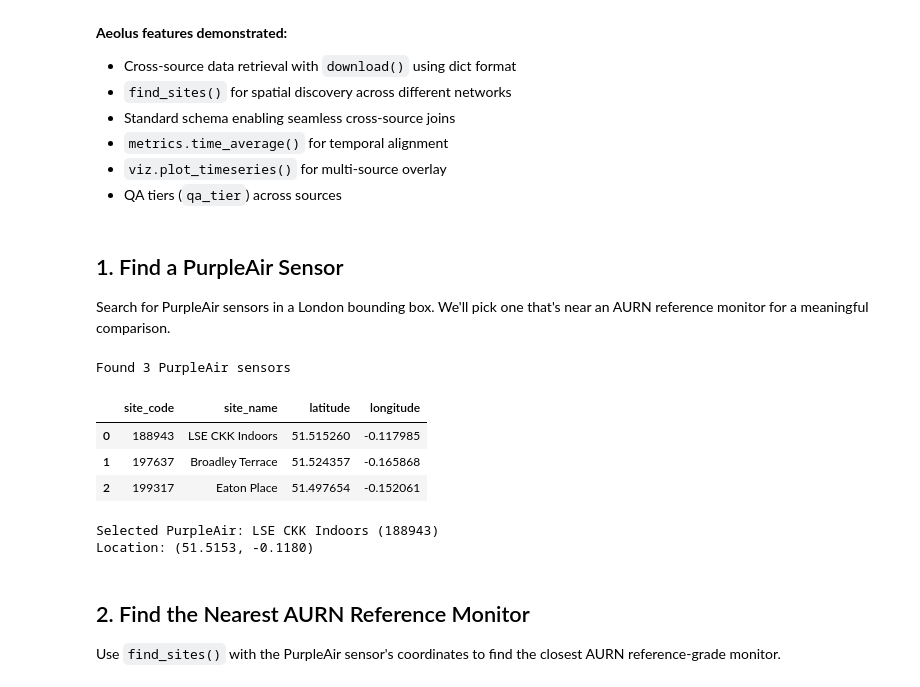
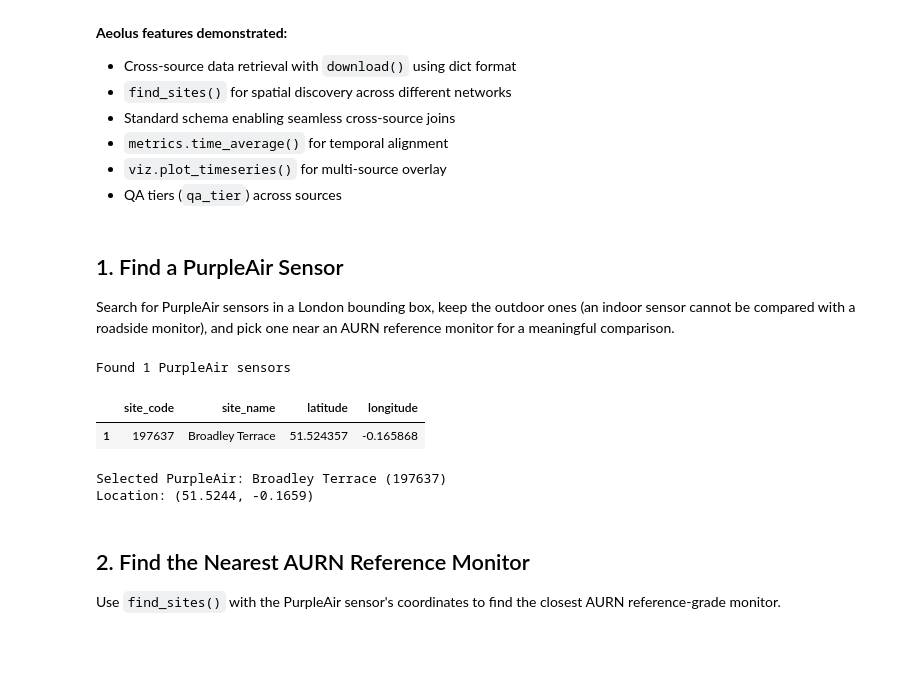
Before and after one commit to southlondonscientific/aeolus, a Jupyter notebook: notebooks/03_sensor_vs_reference.ipynb, the cells around one changed output. Drawn from its saved outputs; the diff is of its cells as text; code cells hidden in the pictures; blank space fills up the shorter version.

```diff
--- a/notebooks/03_sensor_vs_reference.ipynb
+++ b/notebooks/03_sensor_vs_reference.ipynb
@@ -37,23 +37,25 @@ import matplotlib.pyplot as plt
 # %% [markdown]
 ## 1. Find a PurpleAir Sensor
 
-Search for PurpleAir sensors in a London bounding box. We'll pick one that's
+Search for PurpleAir sensors in a London bounding box, keep the outdoor ones
+(an indoor sensor cannot be compared with a roadside monitor), and pick one
 near an AURN reference monitor for a meaningful comparison.
 # %%
 # Find PurpleAir sensors in central London
-pa_sites = aeolus.portals.find_sites(
+pa_sites = aeolus.find_sites(
     "PURPLEAIR",
     bbox=(-0.2, 51.48, 0.0, 51.55),  # (min_lon, min_lat, max_lon, max_lat)
 )
+# Outdoor sensors only — PurpleAir reports location_type per sensor
+if "location_type" in pa_sites.columns:
+    pa_sites = pa_sites[pa_sites["location_type"].astype(str).str.lower().eq("outdoor")]
 
 print(f"Found {len(pa_sites)} PurpleAir sensors")
 pa_sites[["site_code", "site_name", "latitude", "longitude"]].head()
 # %% [output]
-Found 3 PurpleAir sensors
+Found 1 PurpleAir sensors
 |  | site_code | site_name | latitude | longitude |
-| 0 | 188943 | LSE CKK Indoors | 51.515260 | -0.117985 |
 | 1 | 197637 | Broadley Terrace | 51.524357 | -0.165868 |
-| 2 | 199317 | Eaton Place | 51.497654 | -0.152061 |
 # %%
 # Pick a sensor
 pa_sensor = pa_sites.iloc[0]
@@ -64,8 +66,8 @@ pa_lon = pa_sensor["longitude"]
 print(f"Selected PurpleAir: {pa_sensor['site_name']} ({pa_code})")
 print(f"Location: ({pa_lat:.4f}, {pa_lon:.4f})")
 # %% [output]
-Selected PurpleAir: LSE CKK Indoors (188943)
-Location: (51.5153, -0.1180)
+Selected PurpleAir: Broadley Terrace (197637)
+Location: (51.5244, -0.1659)
 # %% [markdown]
 ## 2. Find the Nearest AURN Reference Monitor
 
```
Also changed, not shown: parts of 8 cells of this notebook, 23 other files.
